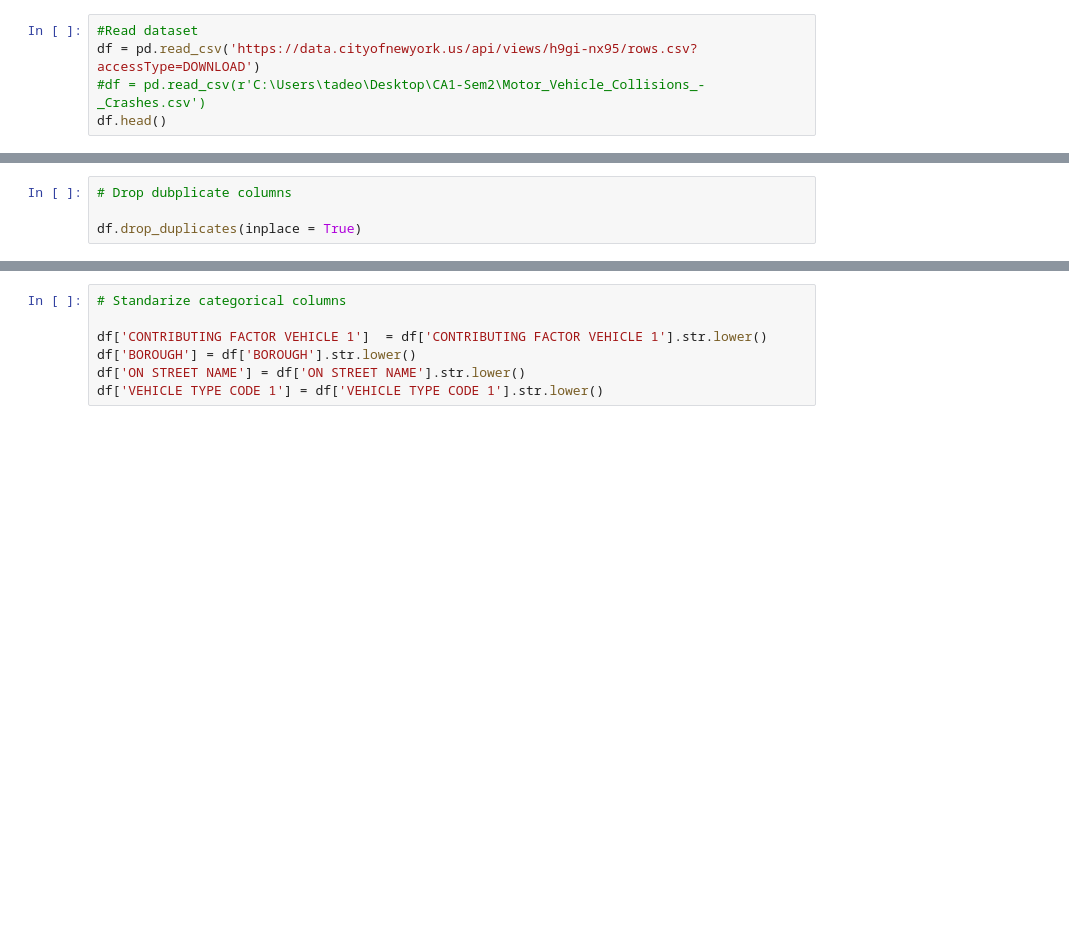
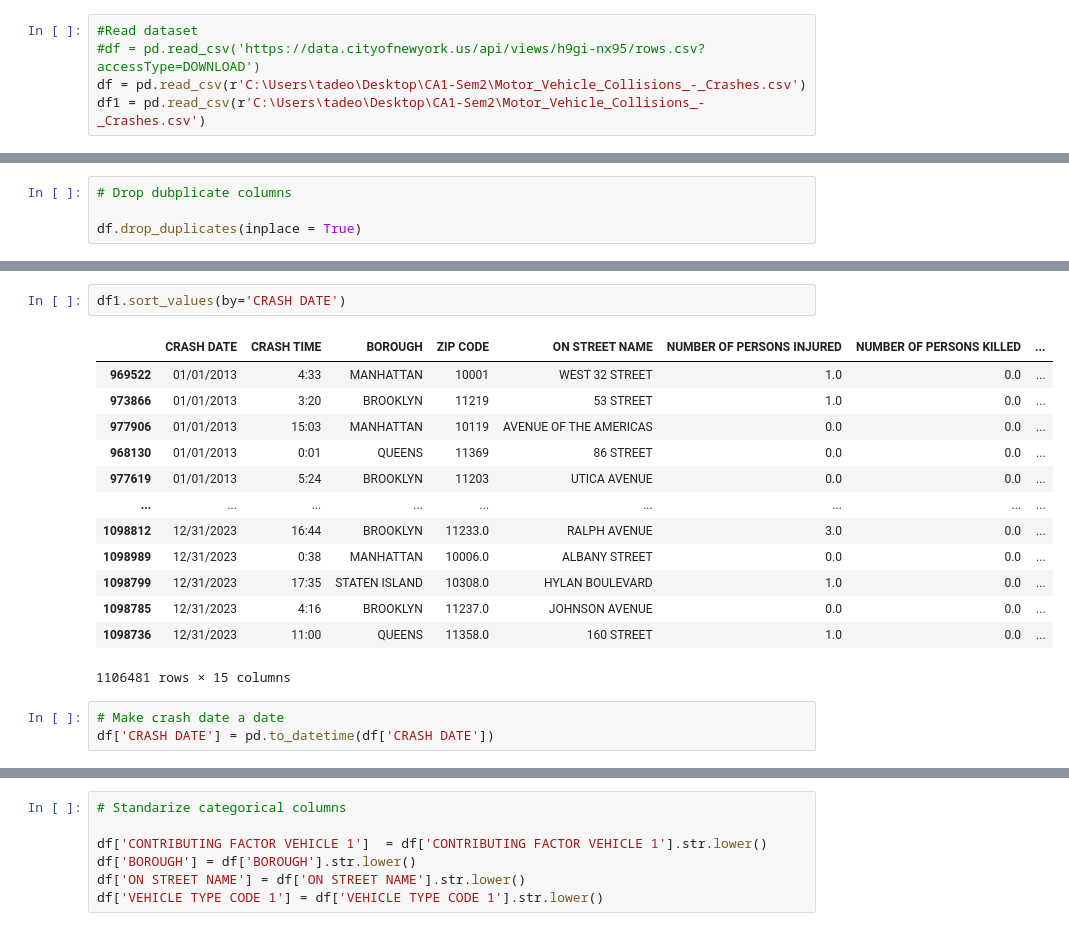
Before and after one commit to Joako1990/Big-Data-storage-Processing, a Jupyter notebook: CA1_Sem2.ipynb, the cells around one changed output, grey strips where cells are left out. Cells and saved outputs as stored; diff of their text form; blank space fills up the shorter version.

```diff
--- a/CA1_Sem2.ipynb
+++ b/CA1_Sem2.ipynb
@@ -11,6 +11,6 @@ warnings.filterwarnings('ignore')
 from sklearn import preprocessing
 # %%
 #Read dataset
-df = pd.read_csv('https://data.cityofnewyork.us/api/views/h9gi-nx95/rows.csv?accessType=DOWNLOAD')
-#df = pd.read_csv(r'C:\Users\tadeo\Desktop\CA1-Sem2\Motor_Vehicle_Collisions_-_Crashes.csv')
-df.head()
+#df = pd.read_csv('https://data.cityofnewyork.us/api/views/h9gi-nx95/rows.csv?accessType=DOWNLOAD')
+df = pd.read_csv(r'C:\Users\tadeo\Desktop\CA1-Sem2\Motor_Vehicle_Collisions_-_Crashes.csv')
+df1 = pd.read_csv(r'C:\Users\tadeo\Desktop\CA1-Sem2\Motor_Vehicle_Collisions_-_Crashes.csv')
@@ -45,0 +146,19 @@ df.head()
+# %%
+df1.sort_values(by='CRASH DATE')
+# %% [output]
+|  | CRASH DATE | CRASH TIME | BOROUGH | ZIP CODE | ON STREET NAME | NUMBER OF PERSONS INJURED | NUMBER OF PERSONS KILLED | ... |
+| 969522 | 01/01/2013 | 4:33 | MANHATTAN | 10001 | WEST 32 STREET | 1.0 | 0.0 | ... |
+| 973866 | 01/01/2013 | 3:20 | BROOKLYN | 11219 | 53 STREET | 1.0 | 0.0 | ... |
+| 977906 | 01/01/2013 | 15:03 | MANHATTAN | 10119 | AVENUE OF THE AMERICAS | 0.0 | 0.0 | ... |
+| 968130 | 01/01/2013 | 0:01 | QUEENS | 11369 | 86 STREET | 0.0 | 0.0 | ... |
+| 977619 | 01/01/2013 | 5:24 | BROOKLYN | 11203 | UTICA AVENUE | 0.0 | 0.0 | ... |
+| ... | ... | ... | ... | ... | ... | ... | ... | ... |
+| 1098812 | 12/31/2023 | 16:44 | BROOKLYN | 11233.0 | RALPH AVENUE | 3.0 | 0.0 | ... |
+| 1098989 | 12/31/2023 | 0:38 | MANHATTAN | 10006.0 | ALBANY STREET | 0.0 | 0.0 | ... |
+| 1098799 | 12/31/2023 | 17:35 | STATEN ISLAND | 10308.0 | HYLAN BOULEVARD | 1.0 | 0.0 | ... |
+| 1098785 | 12/31/2023 | 4:16 | BROOKLYN | 11237.0 | JOHNSON AVENUE | 0.0 | 0.0 | ... |
+| 1098736 | 12/31/2023 | 11:00 | QUEENS | 11358.0 | 160 STREET | 1.0 | 0.0 | ... |
+1106481 rows × 15 columns
+# %%
+# Make crash date a date
+df['CRASH DATE'] = pd.to_datetime(df['CRASH DATE'])
```
Also changed, not shown: parts of 42 cells of this notebook.
